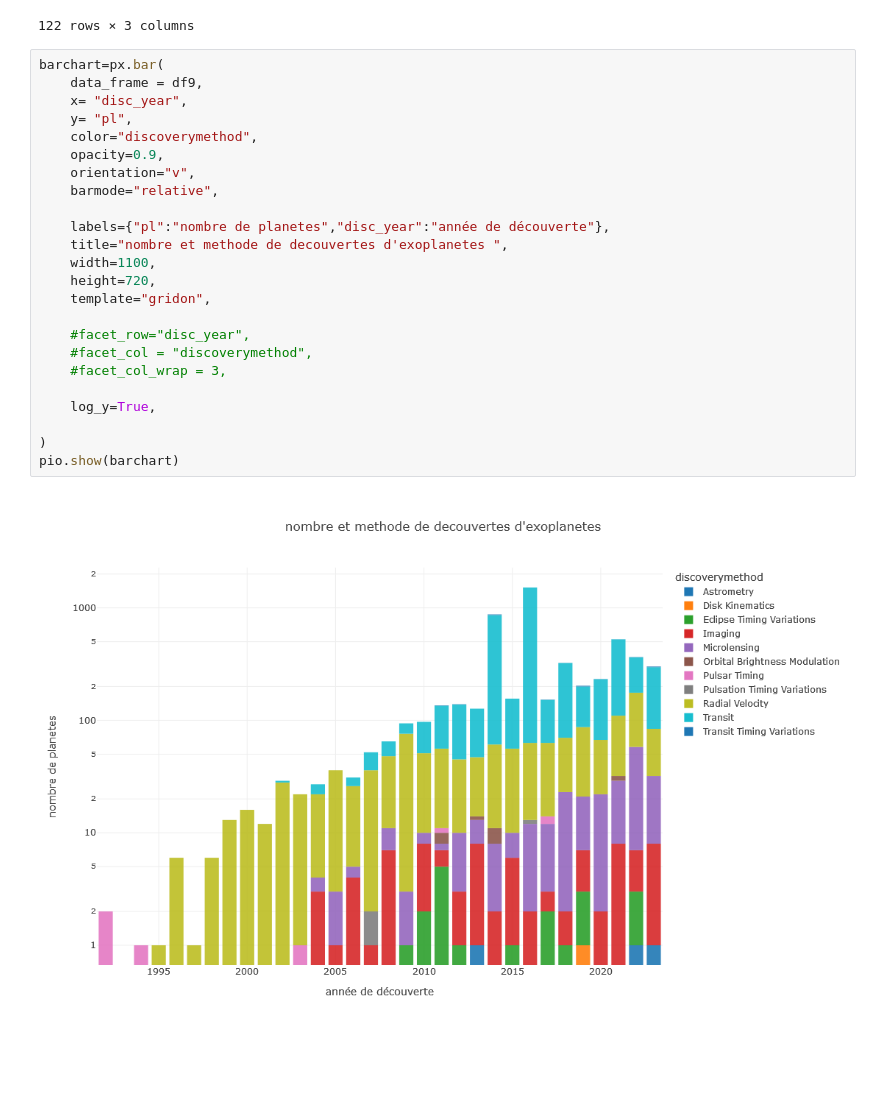
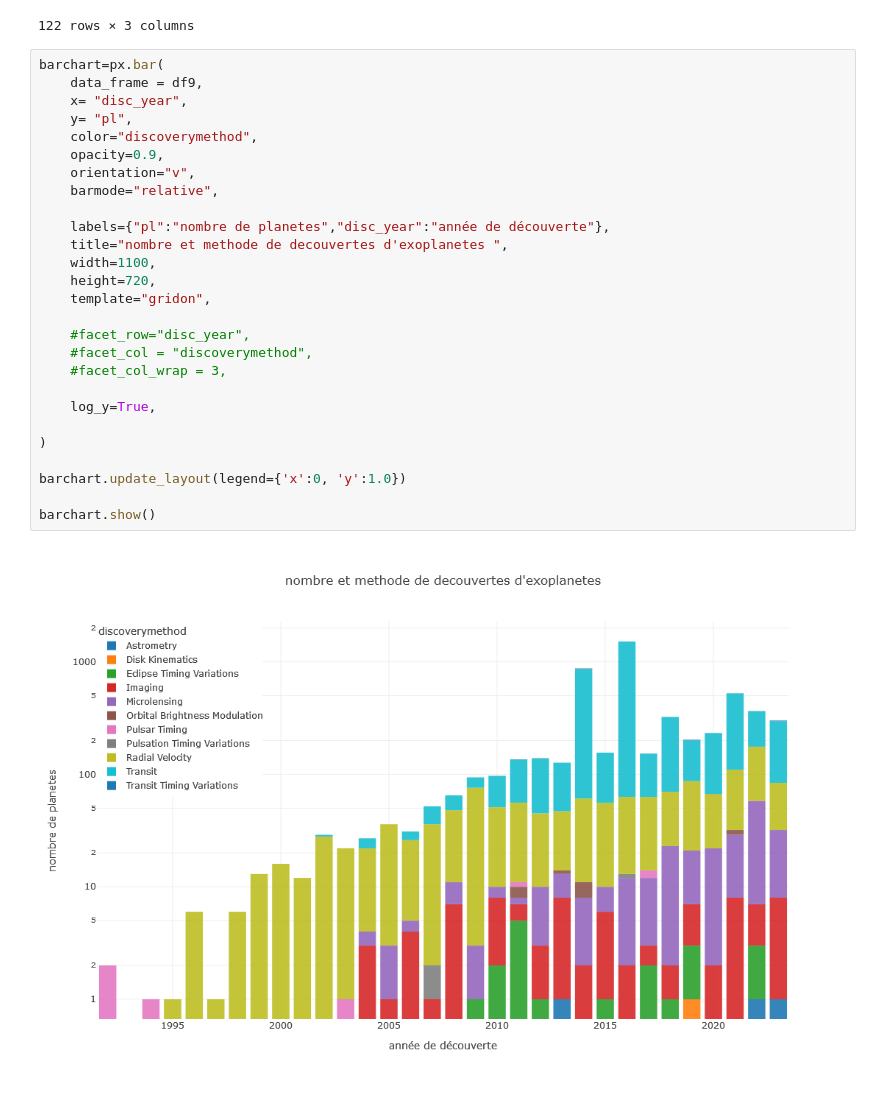
Before and after one commit to miraceti/Webscrapt, a Jupyter notebook: exoplanets/JUNO_exoplanet13.ipynb, the cells around one changed output. Cells and saved outputs as stored; diff of their text form; blank space fills up the shorter version.

```diff
--- a/exoplanets/JUNO_exoplanet13.ipynb
+++ b/exoplanets/JUNO_exoplanet13.ipynb
@@ -171,26 +171,29 @@ df9
 # %%
 barchart=px.bar(
     data_frame = df9,
     x= "disc_year",
     y= "pl",
     color="discoverymethod",
     opacity=0.9,
     orientation="v",
     barmode="relative",
 
     labels={"pl":"nombre de planetes","disc_year":"année de découverte"},
     title="nombre et methode de decouvertes d'exoplanetes ",
     width=1100,
     height=720,
     template="gridon",
 
     #facet_row="disc_year",
     #facet_col = "discoverymethod",
     #facet_col_wrap = 3,
 
     log_y=True,
 
 )
-pio.show(barchart)
+
+barchart.update_layout(legend={'x':0, 'y':1.0})
+
+barchart.show()
 # %% [output]
-[figure, old version]
+[figure, new version]
```
